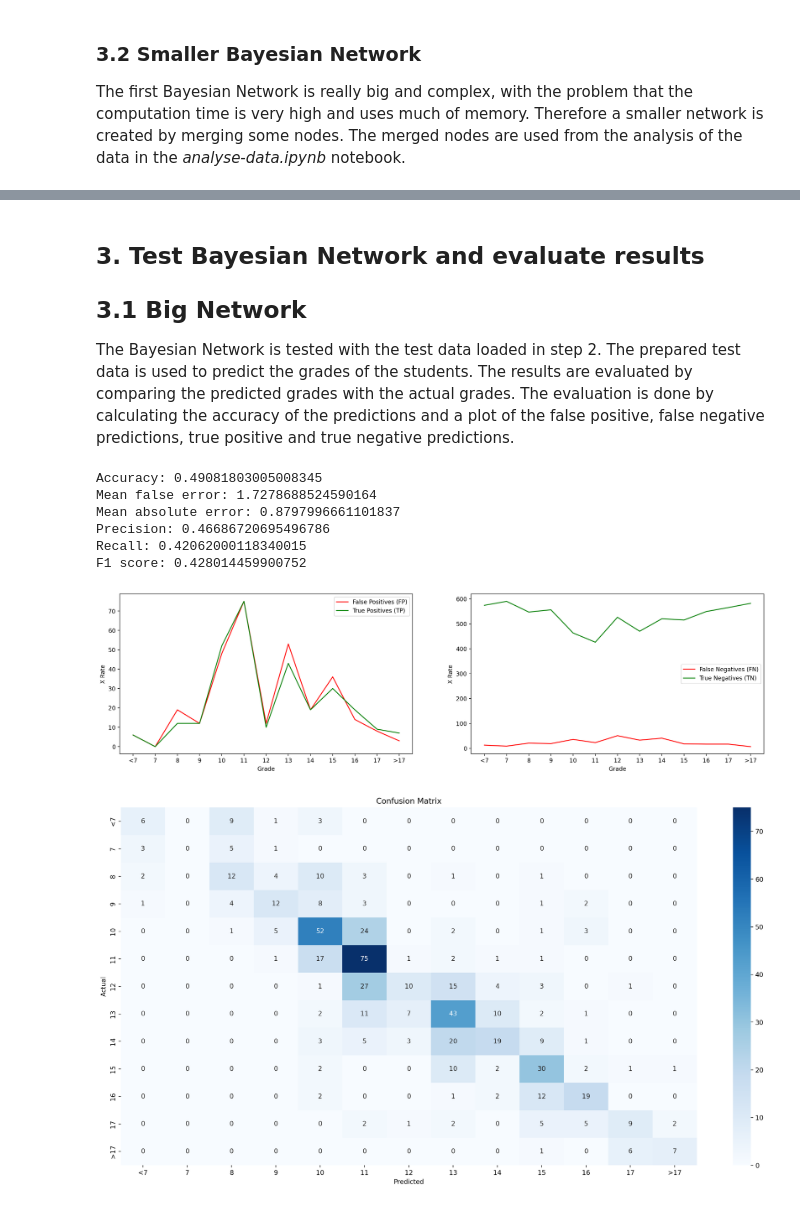
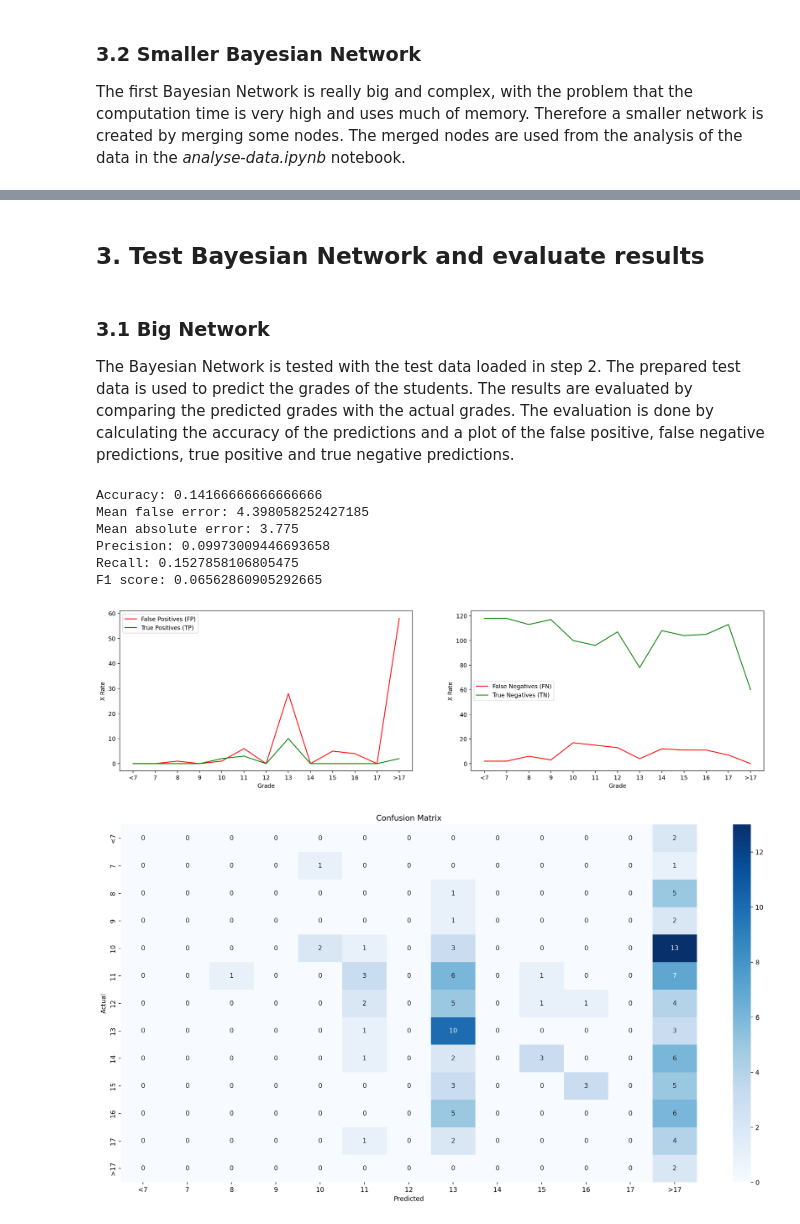
Before and after one commit to Super-T02/ki-bayesian-networks, a Jupyter notebook: src/model.ipynb, the cells around one changed output, grey strips where cells are left out. Cells and saved outputs as stored; diff of their text form; code cells hidden in the pictures.

```diff
--- a/src/model.ipynb
+++ b/src/model.ipynb
@@ -413,7 +521,8 @@ tuned_network.fit(tuned_train, state_names=states_tuned, n_jobs=NUMBER_CORES)
+# %% [markdown]
+## 3. Test Bayesian Network and evaluate results
 # %% [markdown]
-## 3. Test Bayesian Network and evaluate results
 
-## 3.1 Big Network
+### 3.1 Big Network
 The Bayesian Network is tested with the test data loaded in step 2. The prepared test data is used to predict the grades of the students. The results are evaluated by comparing the predicted grades with the actual grades. The evaluation is done by calculating the accuracy of the predictions and a plot of the false positive, false negative predictions, true positive and true negative predictions.
 # %%
 # # Create predictions
@@ -426,17 +535,17 @@ The Bayesian Network is tested with the test data loaded in step 2. The prepared
 # %%
 normal_result = pd.read_csv(RESULT_PATH + "normal_result.csv")
 
 # Evaluate results
-evaluation = Evaluation(normal_result)
+evaluation = MultiClassEvaluation(normal_result, match='G3')
 evaluation.print_stats()
 evaluation.plot()
 evaluation.plot_confusion_matrix()
 # %% [output]
-Accuracy: 0.49081803005008345
-Mean false error: 1.7278688524590164
-Mean absolute error: 0.8797996661101837
-Precision: 0.46686720695496786
-Recall: 0.42062000118340015
-F1 score: 0.428014459900752
+Accuracy: 0.14166666666666666
+Mean false error: 4.398058252427185
+Mean absolute error: 3.775
+Precision: 0.09973009446693658
+Recall: 0.1527858106805475
+F1 score: 0.06562860905292665
-[figure, old version]
+[figure, new version]
-[figure, old version]
+[figure, new version]
```
Also changed, not shown: parts of 21 cells of this notebook, 11 other files.
